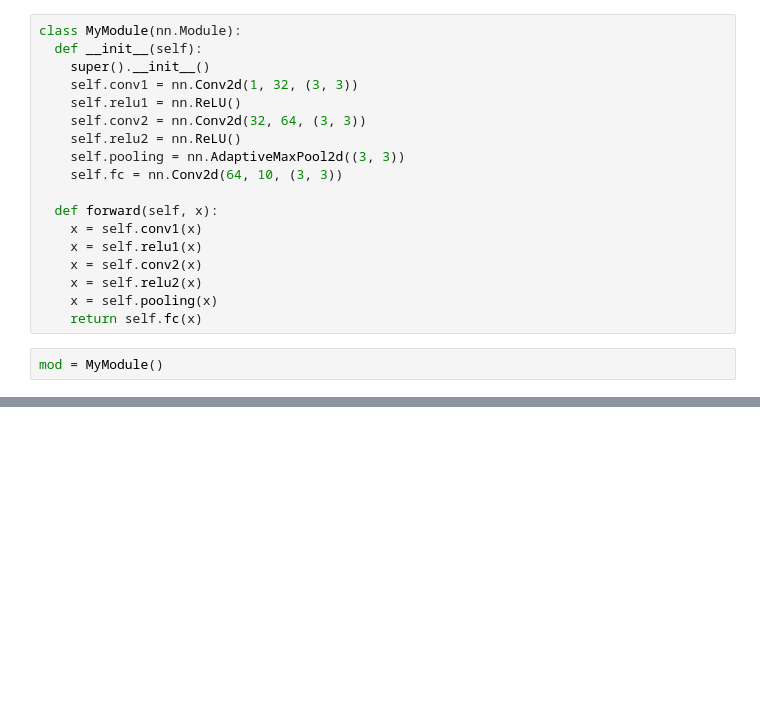
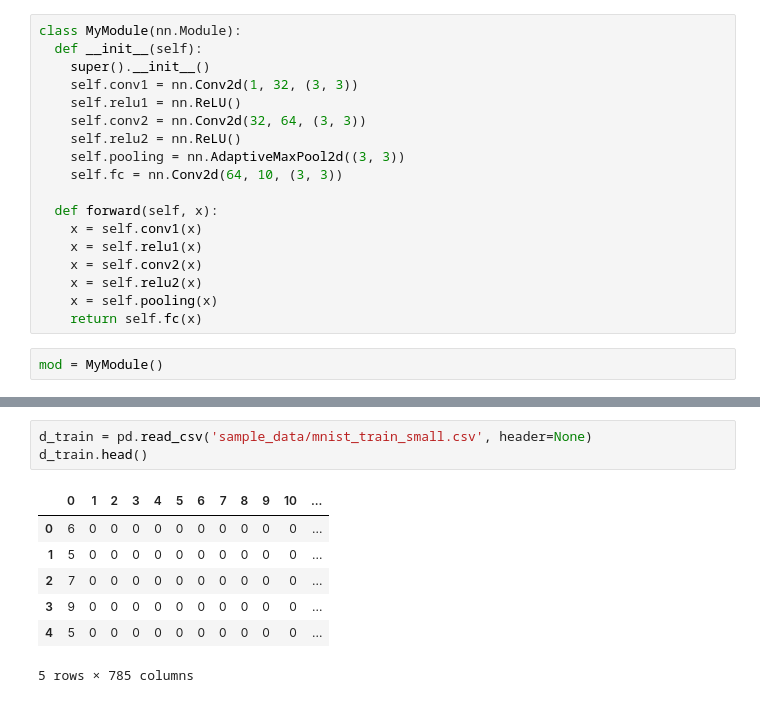
Before and after one commit to hhiraba/exercises, a Jupyter notebook: notebooks/test.ipynb, the cells around one changed output, grey strips where cells are left out. Drawn from its saved outputs; the diff is of its cells as text; blank space fills up the shorter version.

```diff
--- a/notebooks/test.ipynb
+++ b/notebooks/test.ipynb
@@ -61,0 +32,11 @@ data.describe()
+# %%
+d_train = pd.read_csv('sample_data/mnist_train_small.csv', header=None)
+d_train.head()
+# %% [output]
+|  | 0 | 1 | 2 | 3 | 4 | 5 | 6 | 7 | 8 | 9 | 10 | ... |
+| 0 | 6 | 0 | 0 | 0 | 0 | 0 | 0 | 0 | 0 | 0 | 0 | ... |
+| 1 | 5 | 0 | 0 | 0 | 0 | 0 | 0 | 0 | 0 | 0 | 0 | ... |
+| 2 | 7 | 0 | 0 | 0 | 0 | 0 | 0 | 0 | 0 | 0 | 0 | ... |
+| 3 | 9 | 0 | 0 | 0 | 0 | 0 | 0 | 0 | 0 | 0 | 0 | ... |
+| 4 | 5 | 0 | 0 | 0 | 0 | 0 | 0 | 0 | 0 | 0 | 0 | ... |
+5 rows × 785 columns
```
Also changed, not shown: parts of 7 cells of this notebook.
